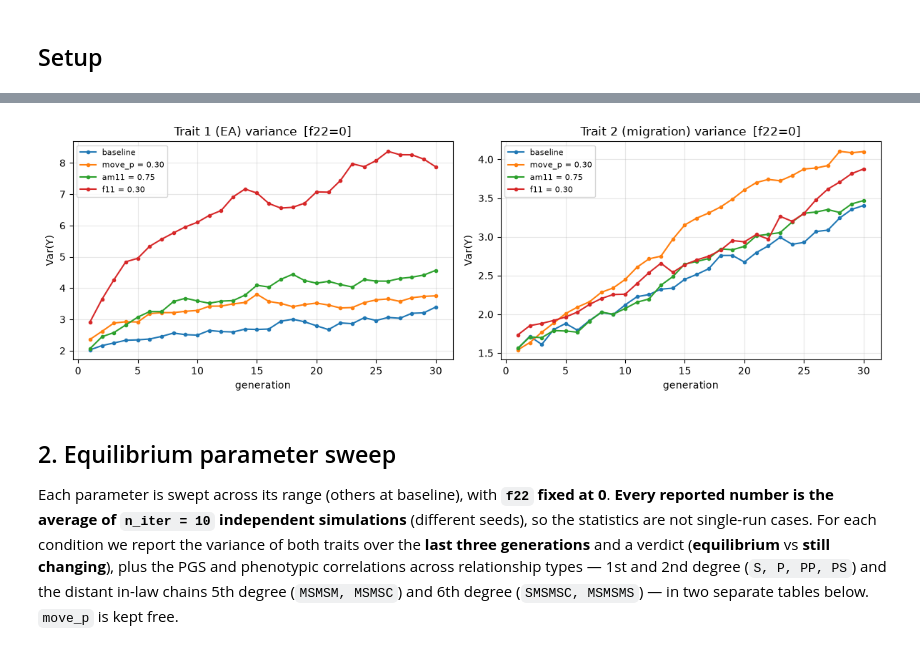
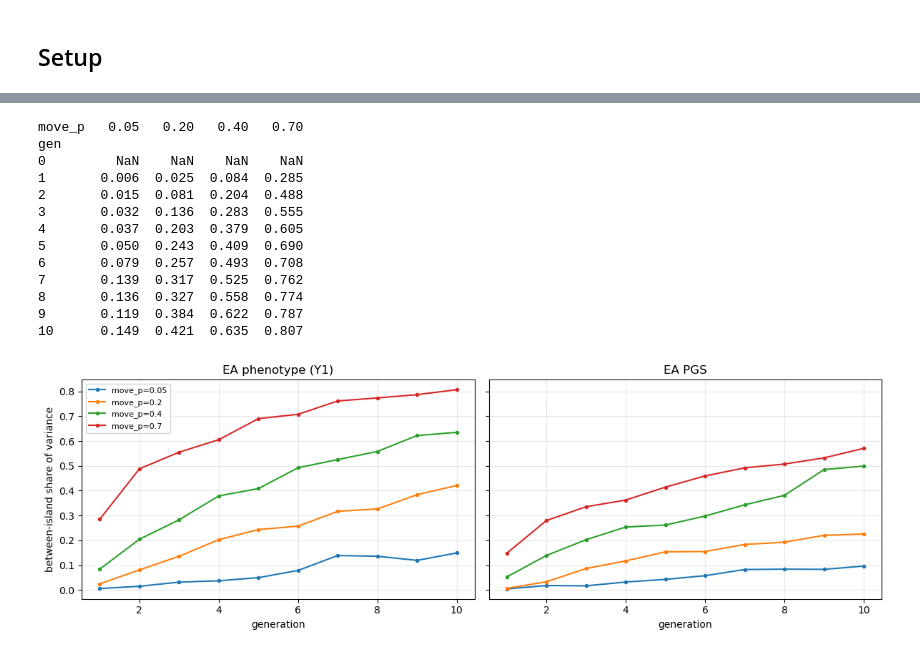
Before and after one commit to Xuanyu-Lyu/PGS_Cor_Relative, a Jupyter notebook: Scripts/test_04AMmigration/condition4_tests.ipynb, the cells around one changed output, grey strips where cells are left out. Drawn from its saved outputs; the diff is of its cells as text; code cells hidden in the pictures.

```diff
--- a/Scripts/test_04AMmigration/condition4_tests.ipynb
+++ b/Scripts/test_04AMmigration/condition4_tests.ipynb
@@ -60,38 +69,27 @@ equilibrium; a rising tail = still inflating.
 # %%
-# f22 is held at 0 for the equilibrium check (per request)
-FIX = {"f22": 0.0}
-demo = {
-    "baseline":       {},
-    "move_p = 0.30":  {"move_p": 0.30},
-    "am11 = 0.75":    {"am11": 0.75},
-    "f11 = 0.30":     {"f11": 0.30},
-}
-POP, NCV, GENS = 3000, 200, 30
+traj = tid.trajectories(args, move_ps=(0.05, 0.2, 0.4, 0.7), n_rep=1)
 
-fig, axes = plt.subplots(1, 2, figsize=(12, 4))
-for label, ov in demo.items():
-    r = c4.run_island_simulation(c4.make_full_params({**FIX, **ov}), pop_size=POP,
-                                 n_generations=GENS, n_islands=5, n_cv=NCV,
-                                 seed=2024, save_history=False)
-    t = c4.variance_trajectory(r)
-    axes[0].plot(t["gen"], t["var_Y1"], marker="o", ms=3, label=label)
-    axes[1].plot(t["gen"], t["var_Y2"], marker="o", ms=3, label=label)
-axes[0].set_title("Trait 1 (EA) variance  [f22=0]")
-axes[1].set_title("Trait 2 (migration) variance  [f22=0]")
+fig, axes = plt.subplots(1, 2, figsize=(12, 4), sharey=True)
+for m, sub in traj.groupby("move_p"):
+    axes[0].plot(sub["gen"], sub["between_share_Y1"], marker="o", ms=3, label=f"move_p={m}")
+    axes[1].plot(sub["gen"], sub["between_share_PGS1"], marker="o", ms=3, label=f"move_p={m}")
+axes[0].set_title("EA phenotype (Y1)"); axes[1].set_title("EA PGS")
 for ax in axes:
-    ax.set_xlabel("generation"); ax.set_ylabel("Var(Y)")
-    ax.grid(alpha=0.3); ax.legend(fontsize=8)
+    ax.set_xlabel("generation"); ax.grid(alpha=0.3)
+axes[0].set_ylabel("between-island share of variance"); axes[0].legend(fontsize=8)
 plt.tight_layout(); plt.show()
 # %% [output]
+move_p   0.05   0.20   0.40   0.70
+gen
+0         NaN    NaN    NaN    NaN
+1       0.006  0.025  0.084  0.285
+2       0.015  0.081  0.204  0.488
+3       0.032  0.136  0.283  0.555
+4       0.037  0.203  0.379  0.605
+5       0.050  0.243  0.409  0.690
+6       0.079  0.257  0.493  0.708
+7       0.139  0.317  0.525  0.762
+8       0.136  0.327  0.558  0.774
+9       0.119  0.384  0.622  0.787
+10      0.149  0.421  0.635  0.807
-[figure, old version]
+[figure, new version]
-# %% [markdown]
-## 2. Equilibrium parameter sweep
-
-Each parameter is swept across its range (others at baseline), with **`f22` fixed
-at 0**. **Every reported number is the average of `n_iter = 10` independent
-simulations** (different seeds), so the statistics are not single-run cases. For
-each condition we report the variance of both traits over the **last three
-generations** and a verdict (**equilibrium** vs **still changing**), plus the PGS
-and phenotypic correlations across relationship types — 1st and 2nd degree
-(`S, P, PP, PS`) and the distant in-law chains 5th degree (`MSMSM, MSMSC`) and
-6th degree (`SMSMSC, MSMSMS`) — in two separate tables below. `move_p` is kept free.
```
Also changed, not shown: parts of 22 cells of this notebook, 49 other files.
